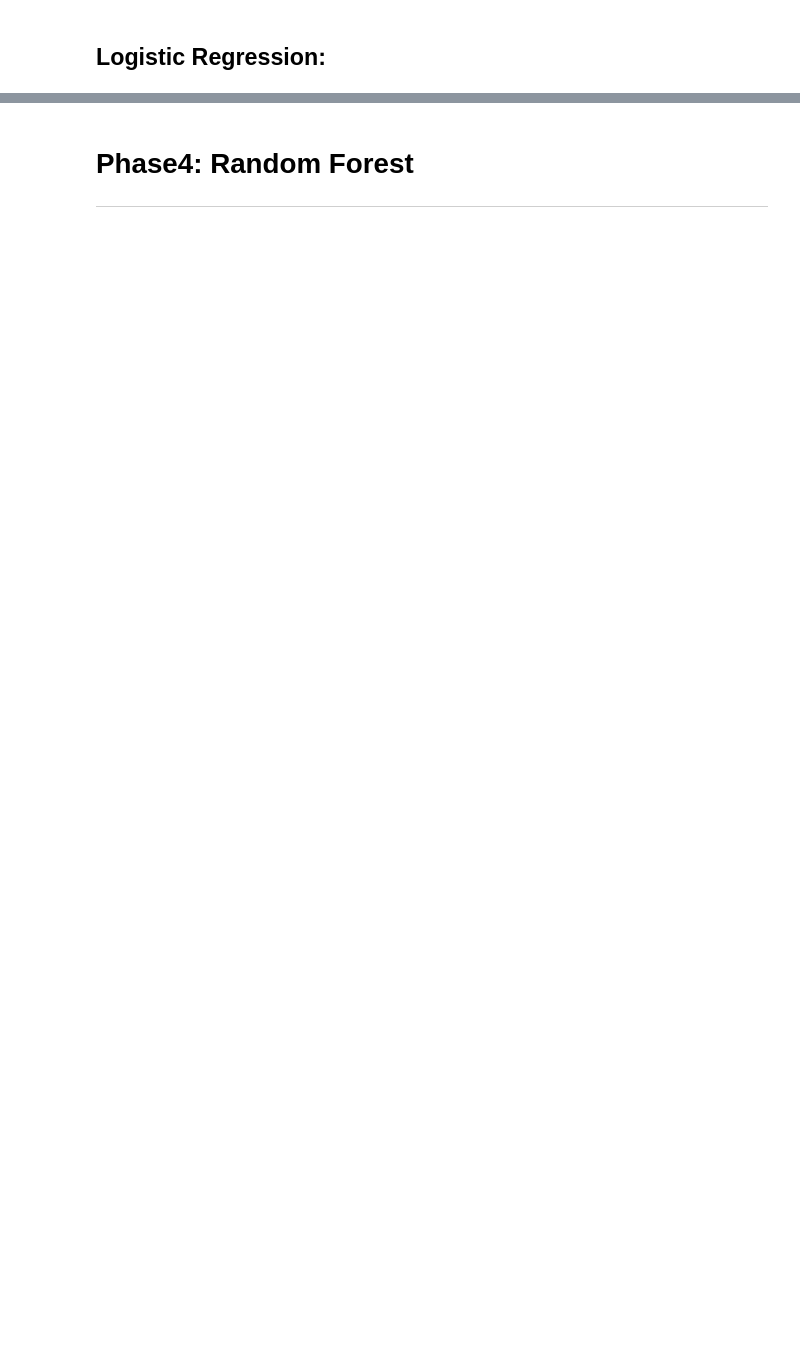
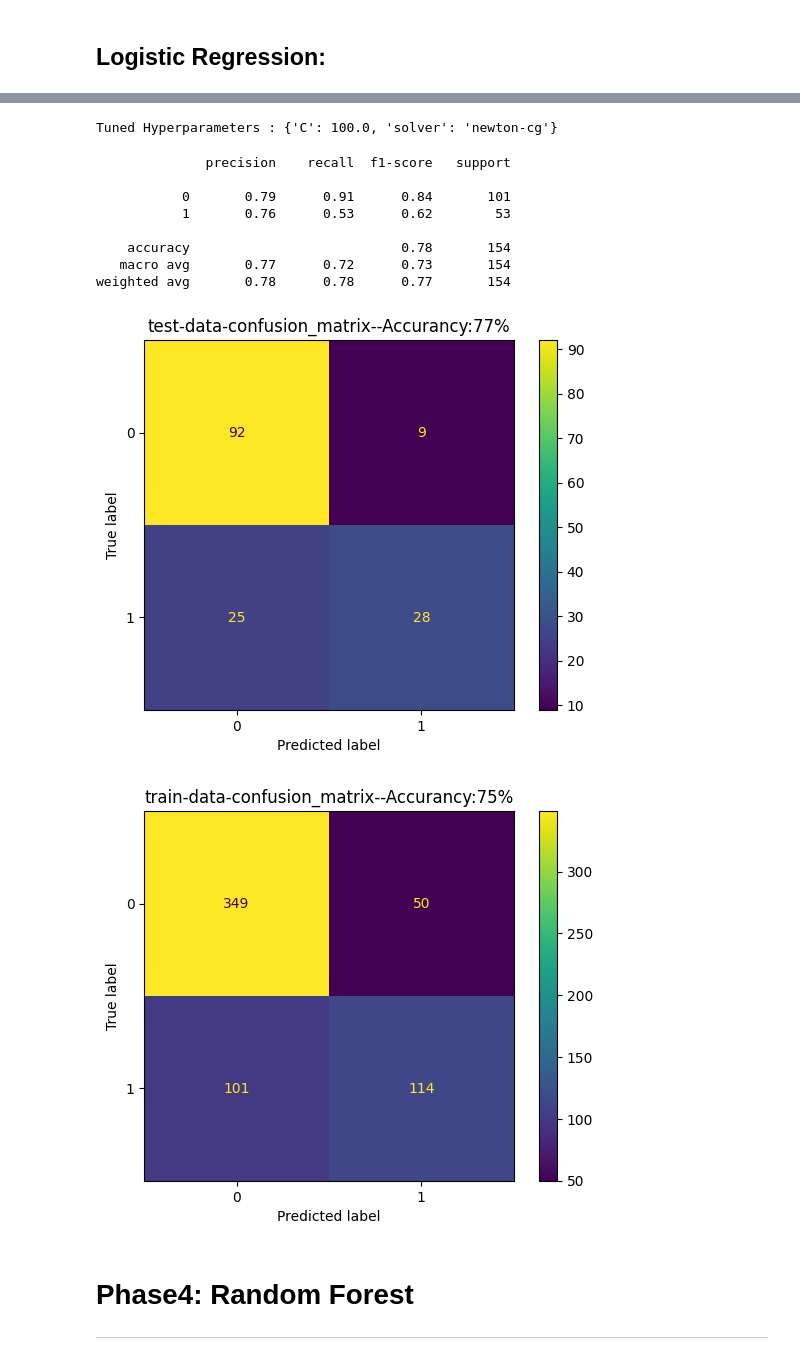
Before and after one commit to mohajel/AI_projects, a Jupyter notebook: CA4/ca4.ipynb, the cells around one changed output, grey strips where cells are left out. Saved outputs shown, nothing was run; the diff lists cells and outputs as text; code cells hidden in the pictures; blank space fills up the shorter version.

```diff
--- a/CA4/ca4.ipynb
+++ b/CA4/ca4.ipynb
@@ -501,3 +522,40 @@ weighted avg       0.69      0.71      0.68       154
+# %%
+parameters = {
+    'C'       : np.logspace(-3,3,7),
+    'solver'  : ['newton-cg', 'lbfgs', 'liblinear'],
+}
+
+logreg = LogisticRegression()
+
+clf = GridSearchCV(logreg,                    # model
+                   param_grid = parameters,   # hyperparameters
+                   scoring='accuracy',        # metric for scoring
+                   cv=10)                     # number of folds
+
+clf.fit(x_train,y_train)
+
+print("Tuned Hyperparameters :", clf.best_params_)
+# %% [output]
+Tuned Hyperparameters : {'C': 100.0, 'solver': 'newton-cg'}
+# %%
+logreg = LogisticRegression(C = clf.best_params_["C"], solver = clf.best_params_["solver"])
+logreg.fit(x_train, y_train)
+train_prediction = logreg.predict(x_train)
+test_prediction = logreg.predict(x_test)
+print(metrics.classification_report(y_test, test_prediction))
+plot_confusion_matrix(y_test, test_prediction, "test-data-confusion_matrix")
+plot_confusion_matrix(y_train, train_prediction, "train-data-confusion_matrix")
+# %% [output]
+              precision    recall  f1-score   support
+
+           0       0.79      0.91      0.84       101
+           1       0.76      0.53      0.62        53
+
+    accuracy                           0.78       154
+   macro avg       0.77      0.72      0.73       154
+weighted avg       0.78      0.78      0.77       154
+[figure, added]
+[figure, added]
 # %% [markdown]
 # Phase4: Random Forest
 ---
```
Also changed, not shown: parts of 22 cells of this notebook.
